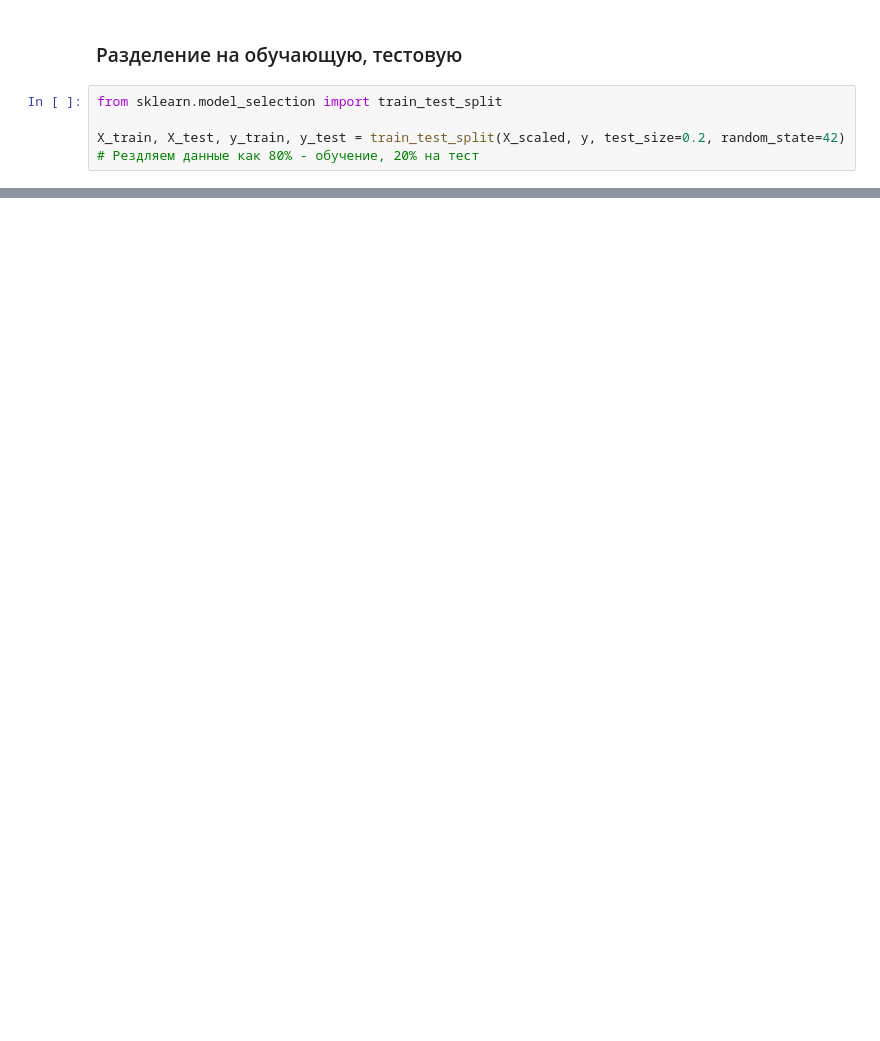
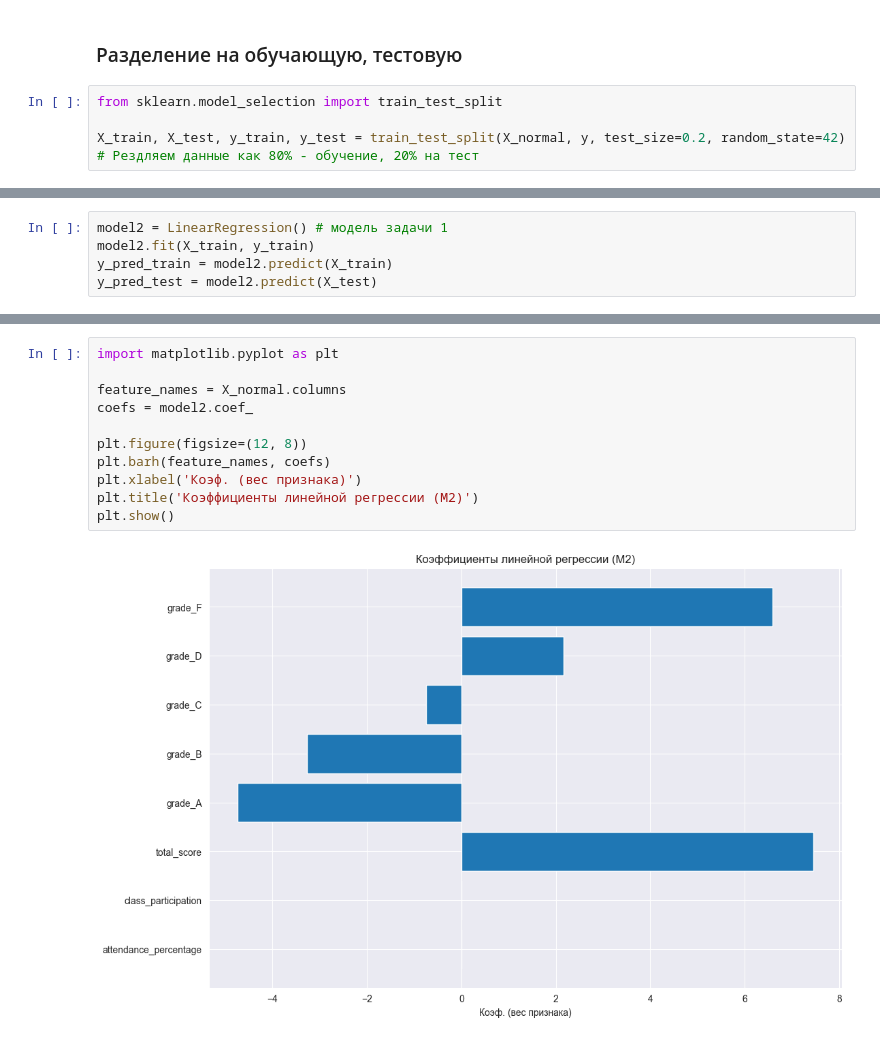
Before and after one commit to Qweeckusha/vvsu_mml, a Jupyter notebook: Домашнее_задание_2.ipynb, the cells around one changed output, grey strips where cells are left out. Cells and saved outputs as stored; diff of their text form; blank space fills up the shorter version.

```diff
--- a/Домашнее_задание_2.ipynb
+++ b/Домашнее_задание_2.ipynb
@@ -265,4 +308,4 @@ plt.show()
 # %%
 from sklearn.model_selection import train_test_split
 
-X_train, X_test, y_train, y_test = train_test_split(X_scaled, y, test_size=0.2, random_state=42) # Рездляем данные как 80% - обучение, 20% на тест
+X_train, X_test, y_train, y_test = train_test_split(X_normal, y, test_size=0.2, random_state=42) # Рездляем данные как 80% - обучение, 20% на тест
@@ -268,0 +319,5 @@ X_train, X_test, y_train, y_test = train_test_split(X_scaled, y, test_size=0.2,
+# %%
+model2 = LinearRegression() # модель задачи 1
+model2.fit(X_train, y_train)
+y_pred_train = model2.predict(X_train)
+y_pred_test = model2.predict(X_test)
@@ -268,0 +340,13 @@ X_train, X_test, y_train, y_test = train_test_split(X_scaled, y, test_size=0.2,
+# %%
+import matplotlib.pyplot as plt
+
+feature_names = X_normal.columns
+coefs = model2.coef_
+
+plt.figure(figsize=(12, 8))
+plt.barh(feature_names, coefs)
+plt.xlabel('Коэф. (вес признака)')
+plt.title('Коэффициенты линейной регрессии (M2)')
+plt.show()
+# %% [output]
+[figure, added]
```
Also changed, not shown: parts of 29 cells of this notebook.
